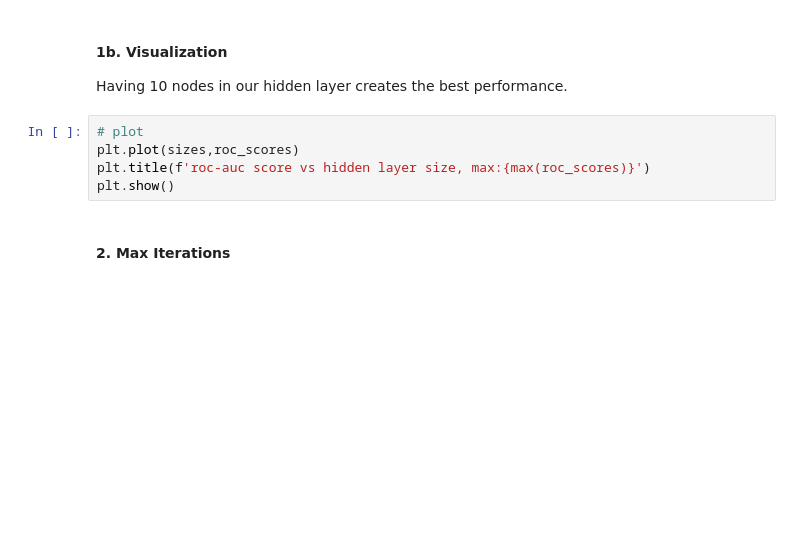
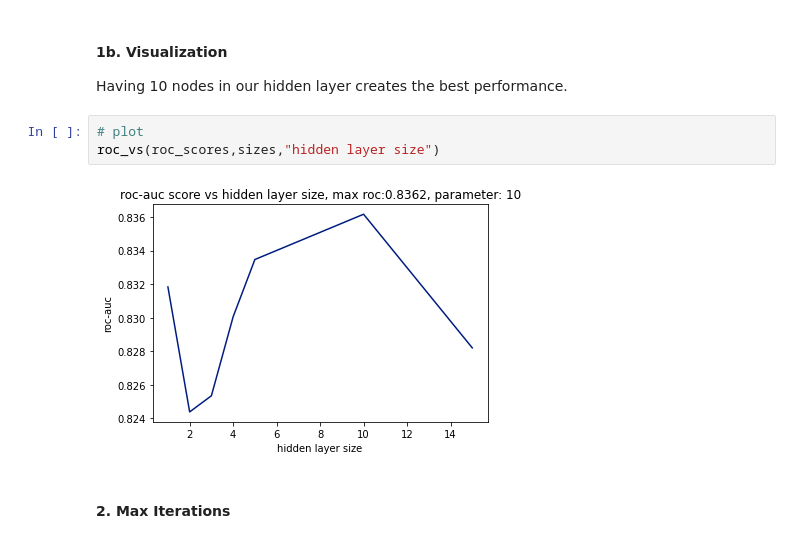
Before and after one commit to kayfilipp/HigherME, a Jupyter notebook: census_data/Modeling.ipynb, the cells around one changed output. Drawn from its saved outputs; the diff is of its cells as text; blank space fills up the shorter version.

```diff
--- a/census_data/Modeling.ipynb
+++ b/census_data/Modeling.ipynb
@@ -592,9 +622,9 @@ for size in sizes:
 Having 10 nodes in our hidden layer creates the best performance.
 # %%
 # plot
-plt.plot(sizes,roc_scores)
-plt.title(f'roc-auc score vs hidden layer size, max:{max(roc_scores)}')
-plt.show()
+roc_vs(roc_scores,sizes,"hidden layer size")
+# %% [output]
+[figure, added]
 # %% [markdown]
 #### 2. Max Iterations
 # %%
```
Also changed, not shown: parts of 7 cells of this notebook, 1 other file.
